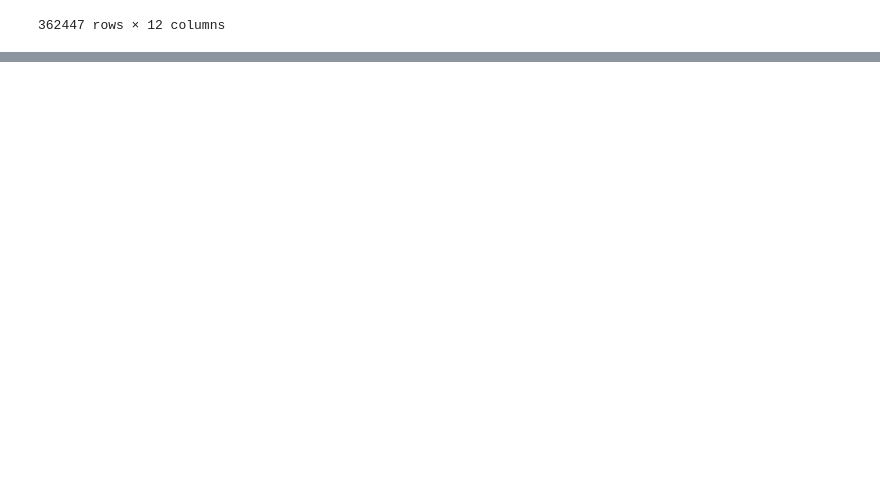
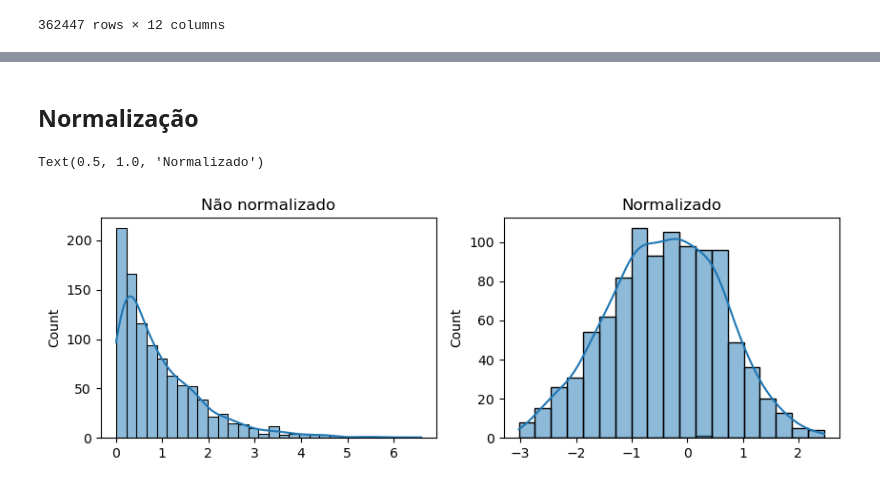
Before and after one commit to marcoapss98/Estudo_Bibliotecas, a Jupyter notebook: Limpeza de dados.ipynb, the cells around one changed output, grey strips where cells are left out. Drawn from its saved outputs; the diff is of its cells as text; code cells hidden in the pictures; blank space fills up the shorter version.

Commit message:
Adição da seção Escalonamento e normalização

```diff
--- a/Limpeza de dados.ipynb
+++ b/Limpeza de dados.ipynb
@@ -115,0 +130,16 @@ dado_fracionado.fillna(method='bfill', axis = 0).fillna('VALOR AUSENTE')
+# %%
+#Para garantir reprodutibilidade
+np.random.seed(10)
+
+#Gerando dados aleatórios
+dados_aleatorios = np.random.exponential(size = 1000)
+
+#Escalando os dados aleatórios
+dados_escalados = minmax_scaling(dados_aleatorios, columns = [0])
+
+#Plotando os gráficos
+fig, ax = plt.subplots(1, 2, figsize = (10,3))
+sns.histplot(data = dados_aleatorios, ax=ax[0], kde = True, legend = False)
+ax[0].set_title('Sem escalonamento')
+sns.histplot(data = dados_escalados, ax=ax[1], kde = True, legend = False)
+ax[1].set_title('Com escalonamento')
@@ -115,0 +149,15 @@ dado_fracionado.fillna(method='bfill', axis = 0).fillna('VALOR AUSENTE')
+# %% [markdown]
+## Normalização
+# %%
+#Normalizando os dados
+dados_normalizados = stats.boxcox(dados_aleatorios)
+
+#Plotando os dados não normalizados e os normalizados para comparação
+fig, ax = plt.subplots(1 ,2, figsize = (10,3))
+sns.histplot(data = dados_aleatorios,ax = ax[0] , kde = True, legend = False)
+ax[0].set_title('Não normalizado')
+sns.histplot(data = dados_normalizados, ax = ax[1], kde = True, legend = False)
+ax[1].set_title('Normalizado')
+# %% [output]
+Text(0.5, 1.0, 'Normalizado')
+[figure, added]
```
Also changed, not shown: parts of 4 cells of this notebook.
